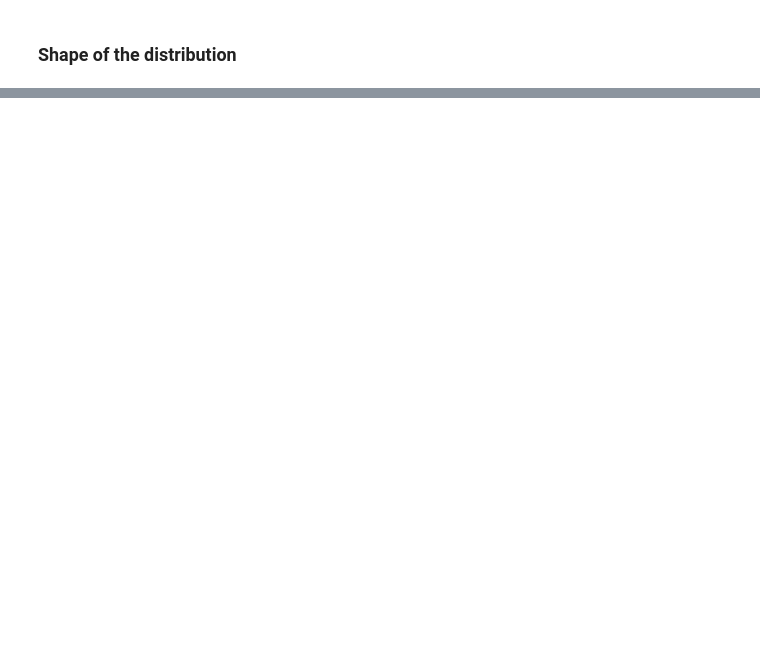
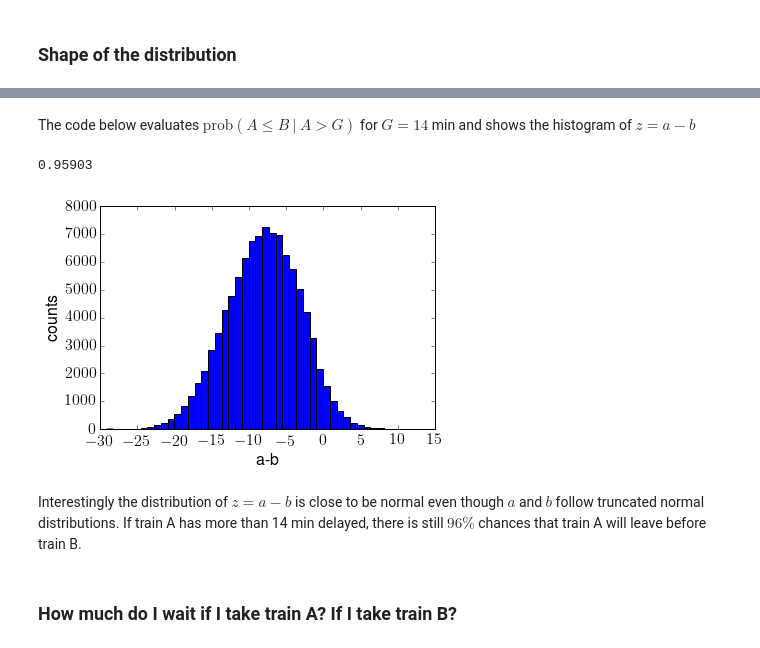
Before and after one commit to greghor/BelgiumTrainAlwaysLate, a Jupyter notebook: BelgiumTrainsAlwaysLate.ipynb, the cells around one changed output, grey strips where cells are left out. Drawn from its saved outputs; the diff is of its cells as text; code cells hidden in the pictures; blank space fills up the shorter version.

```diff
--- a/BelgiumTrainsAlwaysLate.ipynb
+++ b/BelgiumTrainsAlwaysLate.ipynb
@@ -197,0 +182,30 @@ CminA
+# %% [markdown]
+The code below evaluates $\text{prob}(A \le B\ |\ A > G)$ for $G=14$ min and shows the histogram of $z=a-b$
+# %%
+#  Draw nbSamp from the truncated normal distribution
+
+nbSamp=10.**5
+nBins=np.ceil(nbSamp**(1./3.))
+
+cutoff= (14 - muA)/sigA
+
+a=truncnorm.rvs(cutoff,CmaxA,loc=muA,scale=sigA,size=nbSamp)
+b=truncnorm.rvs(CminB,CmaxB,loc=muB,scale=sigB,size=nbSamp)
+
+z=a-b
+
+# plot histogram
+plt.hist(z,bins=nBins);
+plt.xlabel('a-b')
+plt.ylabel('counts')
+
+# find where z <= 0
+count=np.count_nonzero( z <= 0.)
+print np.float(count)/nbSamp
+# %% [output]
+0.95903
+[figure, added]
+# %% [markdown]
+Interestingly the distribution of $z=a-b$ is close to be normal even though $a$ and $b$ follow truncated normal distributions. If train A has more than 14 min delayed, there is still $96\%$ chances that train A will leave before train B.
+# %% [markdown]
+### How much do I wait if I take train A? If I take train B?
```
Also changed, not shown: parts of 49 cells of this notebook, 1 other file.
